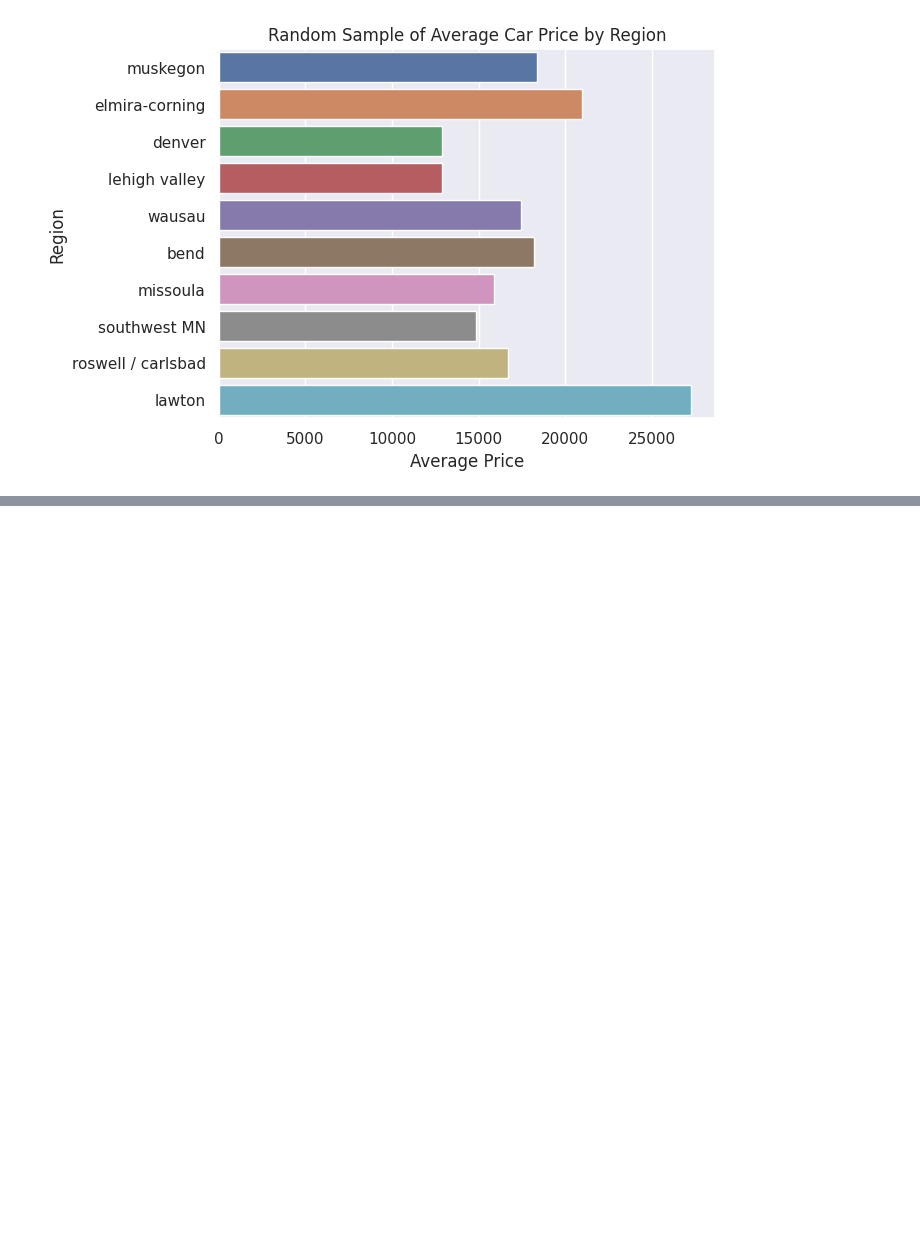
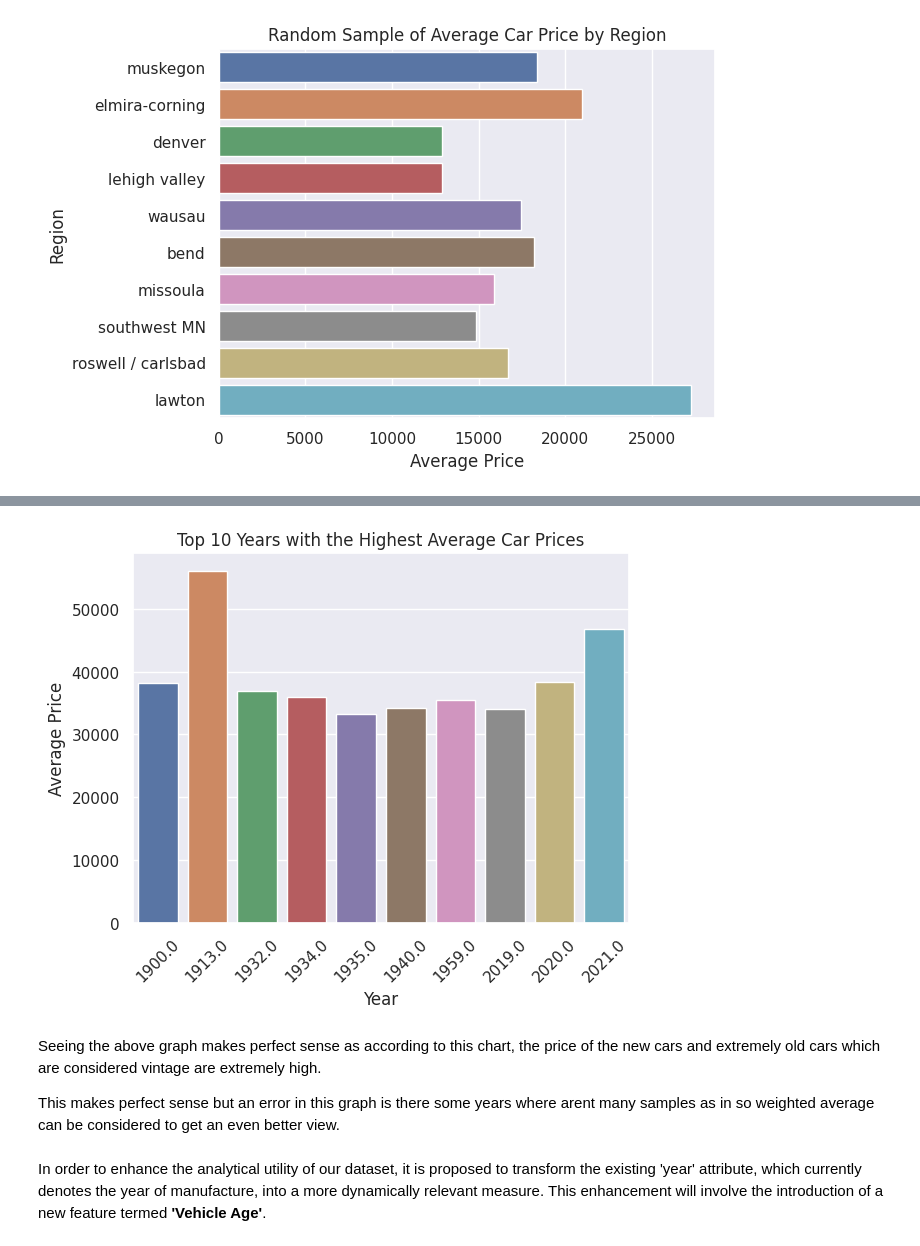
Before and after one commit to thecr7guy2/mlops_zoom, a Jupyter notebook: notebooks/main.ipynb, the cells around one changed output, grey strips where cells are left out. Saved outputs shown, nothing was run; the diff lists cells and outputs as text; code cells hidden in the pictures; blank space fills up the shorter version.

```diff
--- a/notebooks/main.ipynb
+++ b/notebooks/main.ipynb
@@ -312,0 +331,24 @@ plt.show()
+# %%
+top_years = car_df.groupby('year')['price'].mean().sort_values(ascending=False).head(10)
+
+# Convert the Series to DataFrame for plotting
+top_years_df = top_years.reset_index()
+
+sns.barplot(x="year", y="price", data=top_years_df)
+
+# Set the title and labels
+plt.title('Top 10 Years with the Highest Average Car Prices')
+plt.xticks(rotation=45)
+plt.xlabel('Year')
+plt.ylabel('Average Price')
+
+# Show the plot
+plt.show()
+# %% [output]
+[figure, added]
+# %% [markdown]
+Seeing the above graph makes perfect sense as according to this chart, the price of the new cars and extremely old cars which are considered vintage are extremely high.
+
+This makes perfect sense but an error in this graph is there some years where arent many samples as in so weighted average can be considered to get an even better view.
+# %% [markdown]
+In order to enhance the analytical utility of our dataset, it is proposed to transform the existing 'year' attribute, which currently denotes the year of manufacture, into a more dynamically relevant measure. This enhancement will involve the introduction of a new feature termed **'Vehicle Age'**.
```
Also changed, not shown: parts of 22 cells of this notebook, 1 other file.
